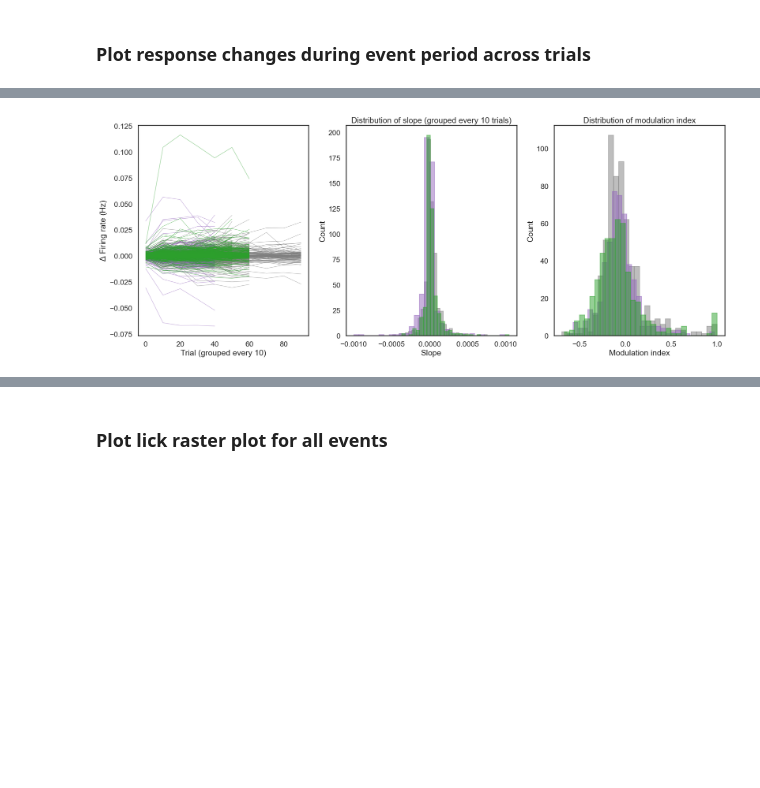
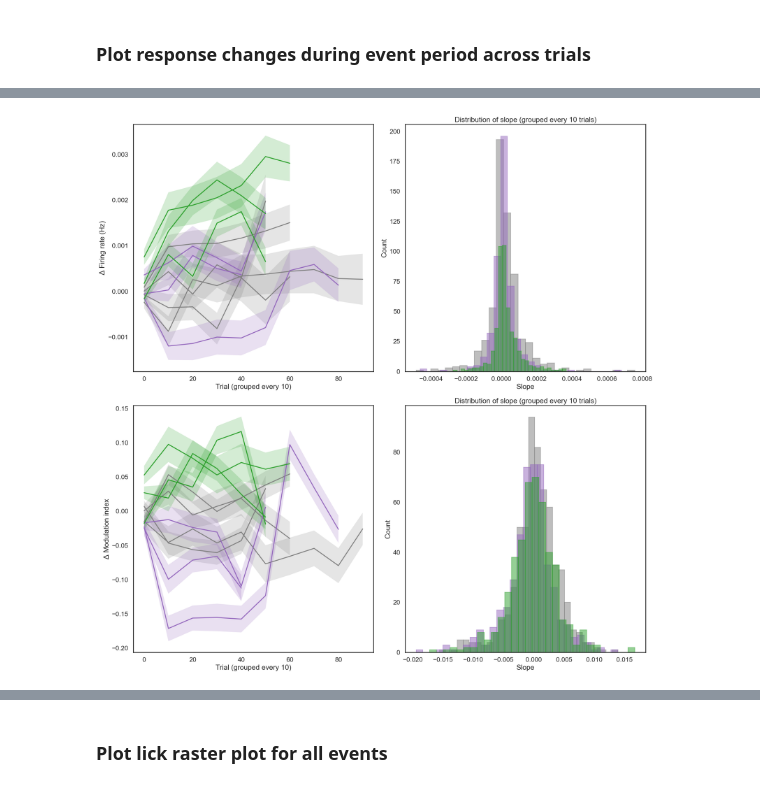
Before and after one commit to shunnnli/pyNeuroDAP, a Jupyter notebook: notebooks/Shun_analyze_experiments.ipynb, the cells around one changed output, grey strips where cells are left out. Cells and saved outputs as stored; diff of their text form; code cells hidden in the pictures; blank space fills up the shorter version.

Commit message:
update plots

```diff
--- a/notebooks/Shun_analyze_experiments.ipynb
+++ b/notebooks/Shun_analyze_experiments.ipynb
@@ -324,57 +336,62 @@ Analysis data loaded for session: /Users/shunli/Projects/pyNeuroDAP/Data/2025121
 # %%
 # Plot trial vs normalized spikes for each unit, with x-axis as individual trial
-fig, axs = plt.subplots(1, 3, figsize=(20, 8))
+fig, axs = plt.subplots(2, 2, figsize=(20, 20))
 
 random_color = 'tab:gray'
 reward_color = 'tab:green'
 punish_color = 'tab:purple'
 alpha = 0.5
 
 # Plot grouped event rates (averaged every n_grouped_trials)
 for sessions in random_event_rates_diff_grouped:
-    for unit in sessions:
-        axs[0].plot(
-            np.arange(len(unit)) * n_grouped_trials, unit,
-            color=random_color, linewidth=1, alpha=alpha
-        )
+    # Plot average of all units in sessions
+    ndap.plot_sem(sessions, np.arange(sessions.shape[1]) * n_grouped_trials, color=random_color, ax=axs[0,0])
 for sessions in punish_event_rates_diff_grouped:
-    for unit in sessions:
-        axs[0].plot(
-            np.arange(len(unit)) * n_grouped_trials, unit,
-            color=punish_color, linewidth=1, alpha=alpha
-        )
+    # Plot average of all units in sessions
+    ndap.plot_sem(sessions, np.arange(sessions.shape[1]) * n_grouped_trials, color=punish_color, ax=axs[0,0])
 for sessions in reward_event_rates_diff_grouped:
-    for unit in sessions:
-        axs[0].plot(
-            np.arange(len(unit)) * n_grouped_trials, unit,
-            color=reward_color, linewidth=1, alpha=alpha
-        )
-axs[0].set_xlabel(f'Trial (grouped every {n_grouped_trials})')
-axs[0].set_ylabel(r'$\Delta$ Firing rate (Hz)')
+    # Plot average of all units in sessions
+    ndap.plot_sem(sessions, np.arange(sessions.shape[1]) * n_grouped_trials, color=reward_color, ax=axs[0,0])
+axs[0,0].set_xlabel(f'Trial (grouped every {n_grouped_trials})')
+axs[0,0].set_ylabel(r'$\Delta$ Firing rate (Hz)')
 
 # Plot distribution of slope (event_rates_diff_grouped vs trial)
-random_slopes = np.concatenate([np.ravel(x) for x in random_slopes])
-reward_slopes = np.concatenate([np.ravel(x) for x in reward_slopes])
-punish_slopes = np.concatenate([np.ravel(x) for x in punish_slopes])
-axs[1].hist(random_slopes, bins=30, color=random_color, edgecolor=random_color, alpha=alpha)
-axs[1].hist(punish_slopes, bins=30, color=punish_color, edgecolor=punish_color, alpha=alpha)
-axs[1].hist(reward_slopes, bins=30, color=reward_color, edgecolor=reward_color, alpha=alpha)
-axs[1].set_xlabel('Slope')
-axs[1].set_ylabel('Count')
-axs[1].set_title(f'Distribution of slope (grouped every {n_grouped_trials} trials)')
+random_event_rates_slopes = np.concatenate([np.ravel(x) for x in random_event_rates_slopes])
+reward_event_rates_slopes = np.concatenate([np.ravel(x) for x in reward_event_rates_slopes])
+punish_event_rates_slopes = np.concatenate([np.ravel(x) for x in punish_event_rates_slopes])
+axs[0,1].hist(random_event_rates_slopes, bins=30, color=random_color, edgecolor=random_color, alpha=alpha)
+axs[0,1].hist(punish_event_rates_slopes, bins=30, color=punish_color, edgecolor=punish_color, alpha=alpha)
+axs[0,1].hist(reward_event_rates_slopes, bins=30, color=reward_color, edgecolor=reward_color, alpha=alpha)
+axs[0,1].set_xlabel('Slope')
+axs[0,1].set_ylabel('Count')
+axs[0,1].set_title(f'Distribution of slope (grouped every {n_grouped_trials} trials)')
 
-# Plot distribution of modulation index
-random_mod_index = np.concatenate([np.ravel(x) for x in random_mod_index])
-reward_mod_index = np.concatenate([np.ravel(x) for x in reward_mod_index])
-punish_mod_index = np.concatenate([np.ravel(x) for x in punish_mod_index])
-axs[2].hist(random_mod_index, bins=30, color=random_color, edgecolor=random_color, alpha=alpha)
-axs[2].hist(punish_mod_index, bins=30, color=punish_color, edgecolor=punish_color, alpha=alpha)
-axs[2].hist(reward_mod_index, bins=30, color=reward_color, edgecolor=reward_color, alpha=alpha)
-axs[2].set_xlabel('Modulation index')
-axs[2].set_ylabel('Count')
-axs[2].set_title(f'Distribution of modulation index')
+
+# Plot grouped event rates (averaged every n_grouped_trials)
+for sessions in random_mod_index_diff_grouped:
+    # Plot average of all units in sessions
+    ndap.plot_sem(sessions, np.arange(sessions.shape[1]) * n_grouped_trials, color=random_color, ax=axs[1,0])
+for sessions in punish_mod_index_diff_grouped:
+    # Plot average of all units in sessions
+    ndap.plot_sem(sessions, np.arange(sessions.shape[1]) * n_grouped_trials, color=punish_color, ax=axs[1,0])
+for sessions in reward_mod_index_diff_grouped:
+    # Plot average of all units in sessions
+    ndap.plot_sem(sessions, np.arange(sessions.shape[1]) * n_grouped_trials, color=reward_color, ax=axs[1,0])
+axs[1,0].set_xlabel(f'Trial (grouped every {n_grouped_trials})')
+axs[1,0].set_ylabel(r'$\Delta$ Modulation index')
+
+# Plot distribution of slope (event_rates_diff_grouped vs trial)
+random_mod_index_slopes = np.concatenate([np.ravel(x) for x in random_mod_index_slopes])
+reward_mod_index_slopes = np.concatenate([np.ravel(x) for x in reward_mod_index_slopes])
+punish_mod_index_slopes = np.concatenate([np.ravel(x) for x in punish_mod_index_slopes])
+axs[1,1].hist(random_mod_index_slopes, bins=30, color=random_color, edgecolor=random_color, alpha=alpha)
+axs[1,1].hist(punish_mod_index_slopes, bins=30, color=punish_color, edgecolor=punish_color, alpha=alpha)
+axs[1,1].hist(reward_mod_index_slopes, bins=30, color=reward_color, edgecolor=reward_color, alpha=alpha)
+axs[1,1].set_xlabel('Slope')
+axs[1,1].set_ylabel('Count')
+axs[1,1].set_title(f'Distribution of slope (grouped every {n_grouped_trials} trials)')
 
 plt.tight_layout()
 plt.show()
 # %% [output]
-[figure, old version]
+[figure, new version]
```
Also changed, not shown: parts of 3 cells of this notebook.
